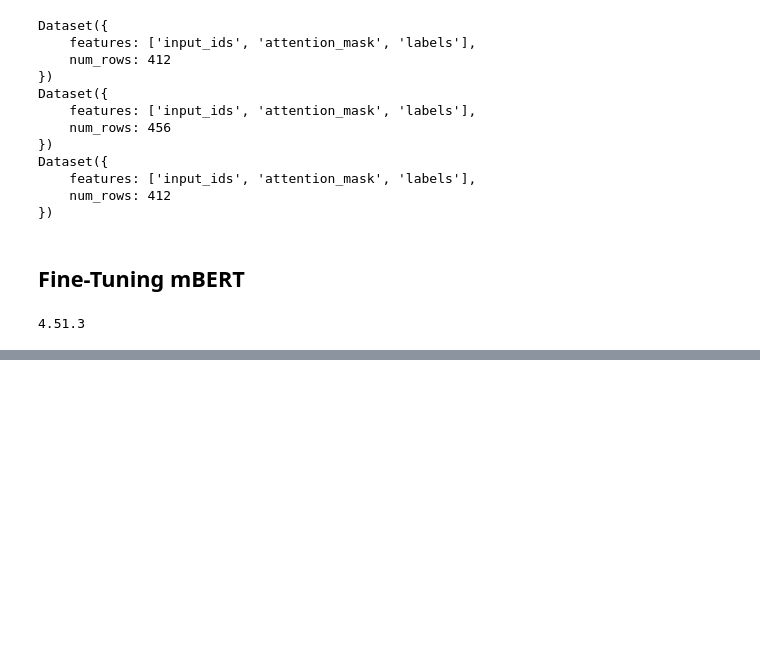
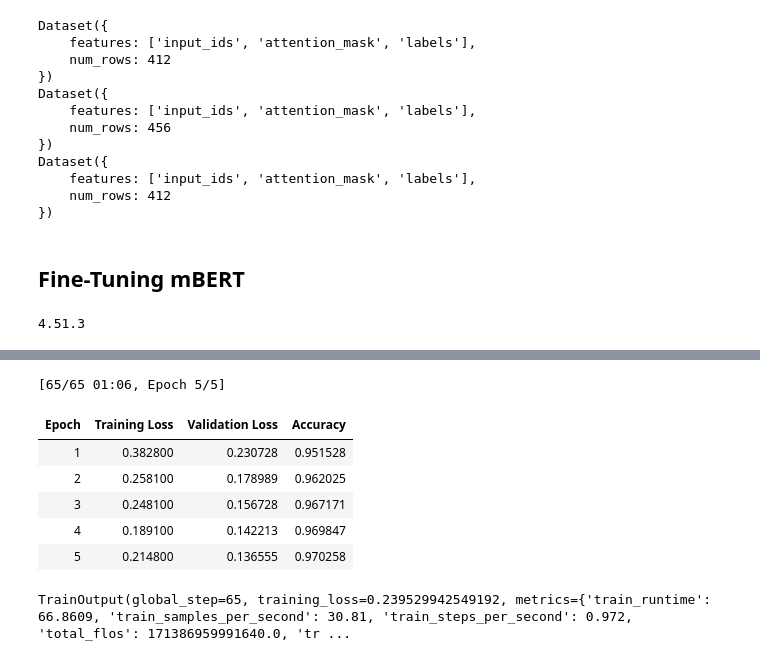
Before and after one commit to aspirant2018/NLP-Projects, a Jupyter notebook: How Multilingual mBert/how-multilingual-is-multilingual-bert.ipynb, the cells around one changed output, grey strips where cells are left out. Saved outputs shown, nothing was run; the diff lists cells and outputs as text; code cells hidden in the pictures; blank space fills up the shorter version.

Commit message:
fix -100 labels and add Trainer

```diff
--- a/How Multilingual mBert/how-multilingual-is-multilingual-bert.ipynb
+++ b/How Multilingual mBert/how-multilingual-is-multilingual-bert.ipynb
@@ -380,7 +440,7 @@ def create_dataset(all_aligned_tags, encoded_inputs):
         {
             "input_ids": input_ids,
             "attention_mask": attention_mask,
-            "labels": le.transform(tags).tolist()
+            "labels": [-100 if tag == le.transform(["<pad>"]).item() else tag for tag in le.transform(tags).tolist()]
         }
         for input_ids, attention_mask, tags in zip(
             encoded_inputs["input_ids"],
@@ -475,8 +564,50 @@ training_args = TrainingArguments(
     learning_rate=2e-5,
     per_device_train_batch_size=batch_size,
     per_device_eval_batch_size=batch_size,
-    num_train_epochs=3,
+    num_train_epochs=5,
     weight_decay=0.01,
     logging_dir='./logs',
     logging_steps=10,
+    metric_for_best_model="accuracy",
+    report_to="none",
+    logging_first_step=True,
+
+
 )
+# %%
+from sklearn.metrics import accuracy_score
+import numpy as np
+
+def compute_metrics(eval_pred):
+    predictions, labels = eval_pred
+    preds = np.argmax(predictions,axis=-1)
+
+    # Flatten and mask out -100
+    mask = labels != -100
+    true_labels = labels[mask]
+    true_preds = preds[mask]
+
+    acc = accuracy_score(true_labels,true_preds)
+
+    return {
+        'accuracy':acc,
+    }
+# %%
+trainer = Trainer(
+    model=model,
+    args=training_args,
+    train_dataset=train_ds, # the train set
+    eval_dataset=dev_ds, # the dev set
+    compute_metrics=compute_metrics
+)
+
+trainer.train()
+# %% [output]
+[65/65 01:06, Epoch 5/5]
+| Epoch | Training Loss | Validation Loss | Accuracy |
+| 1 | 0.382800 | 0.230728 | 0.951528 |
+| 2 | 0.258100 | 0.178989 | 0.962025 |
+| 3 | 0.248100 | 0.156728 | 0.967171 |
+| 4 | 0.189100 | 0.142213 | 0.969847 |
+| 5 | 0.214800 | 0.136555 | 0.970258 |
+TrainOutput(global_step=65, training_loss=0.239529942549192, metrics={'train_runtime': 66.8609, 'train_samples_per_second': 30.81, 'train_steps_per_second': 0.972, 'total_flos': 171386959991640.0, 'tr ...
```
Also changed, not shown: parts of 7 cells of this notebook.
